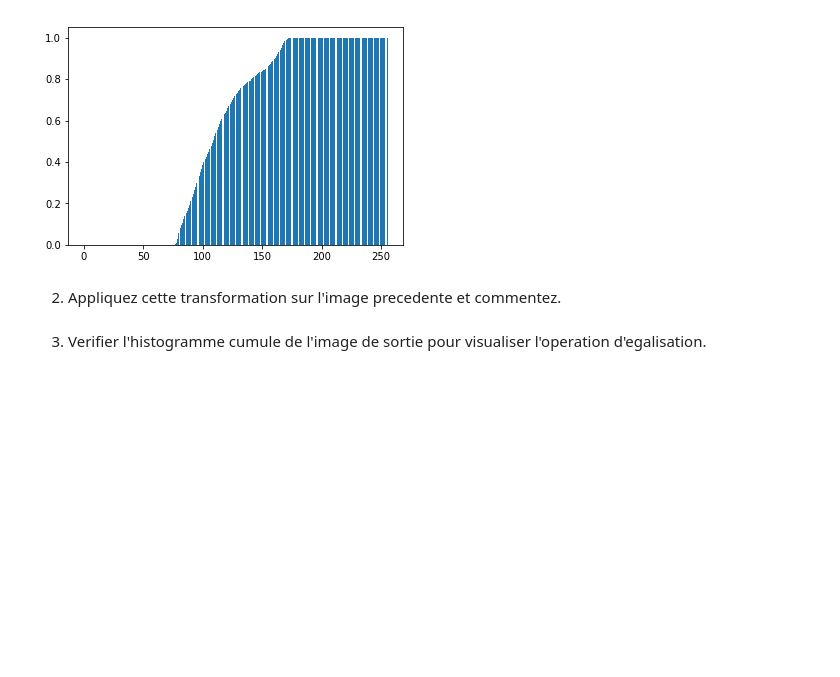
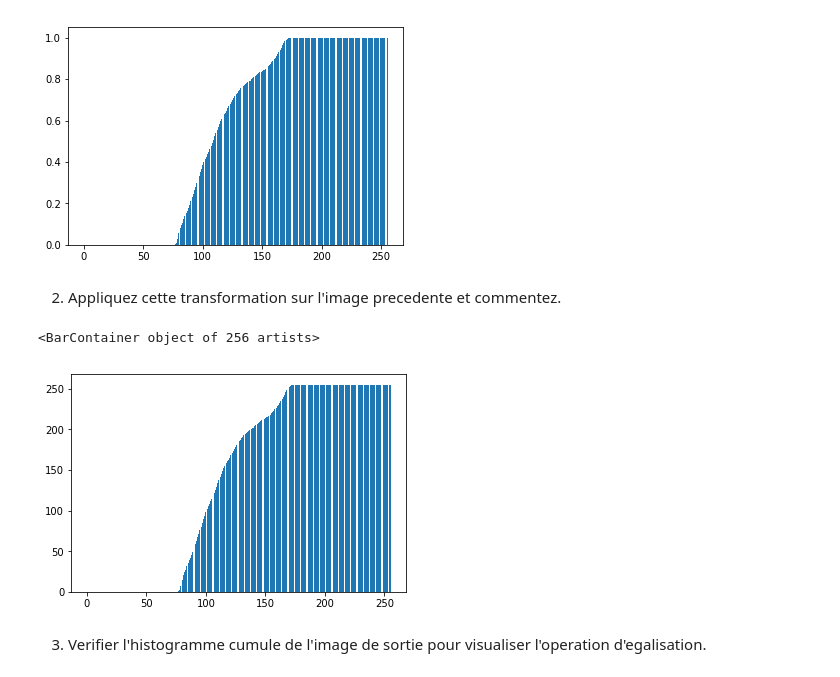
Before and after one commit to jacekwachowiak/UCA-image-processing, a Jupyter notebook: Tp_Data_enhancement.ipynb, the cells around one changed output. Saved outputs shown, nothing was run; the diff lists cells and outputs as text; code cells hidden in the pictures; blank space fills up the shorter version.

```diff
--- a/Tp_Data_enhancement.ipynb
+++ b/Tp_Data_enhancement.ipynb
@@ -47,0 +41,14 @@ plt.bar(axis, imgh)
+# %%
+#since it's used to chek the image already, the histogram func is copied here
+def histogram(u):
+    u=u.astype(int)
+    histog=np.zeros(256)
+    for i in range(256):
+        histog[i]=sum(sum(u==i))
+    histog=histog/len(u)**2
+    return histog
+#
+
+axis = np.arange(256)
+imgh=histogram(img)
+plt.bar(axis, imgh)
@@ -207,7 +217,10 @@ plt.bar(axis, cumh)
 2. Appliquez cette transformation sur l'image precedente et commentez.
 # %%
 cumh1=255*cumh
-# cumh1
+plt.bar(axis, cumh1)
+# %% [output]
+<BarContainer object of 256 artists>
+[figure, added]
 # %% [markdown]
 3. Verifier l'histogramme cumule de l'image de sortie pour visualiser l'operation d'egalisation.
 # %% [markdown]
```
Also changed, not shown: parts of 28 cells of this notebook.
